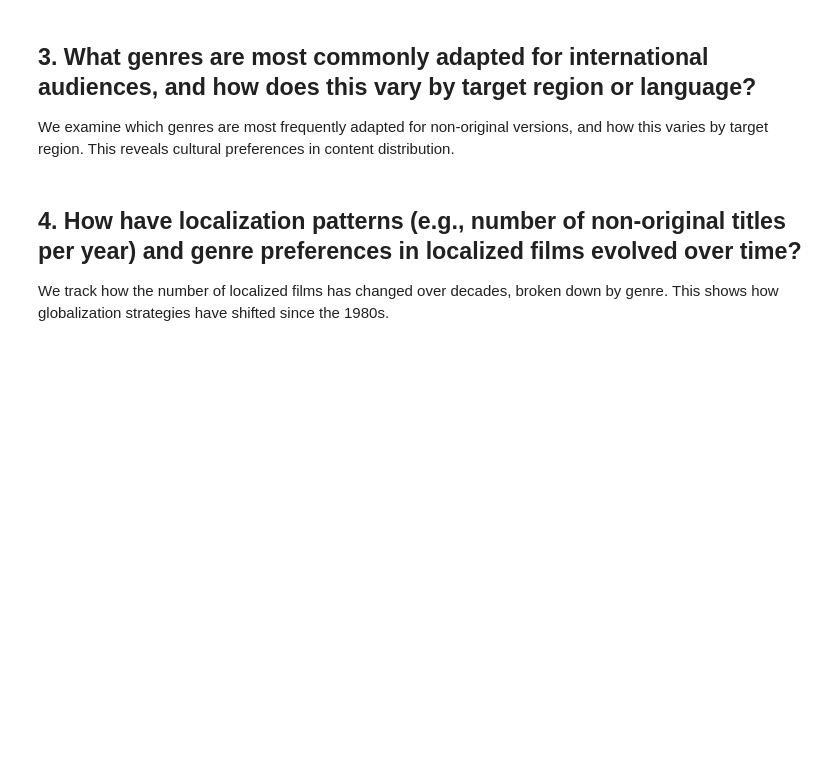
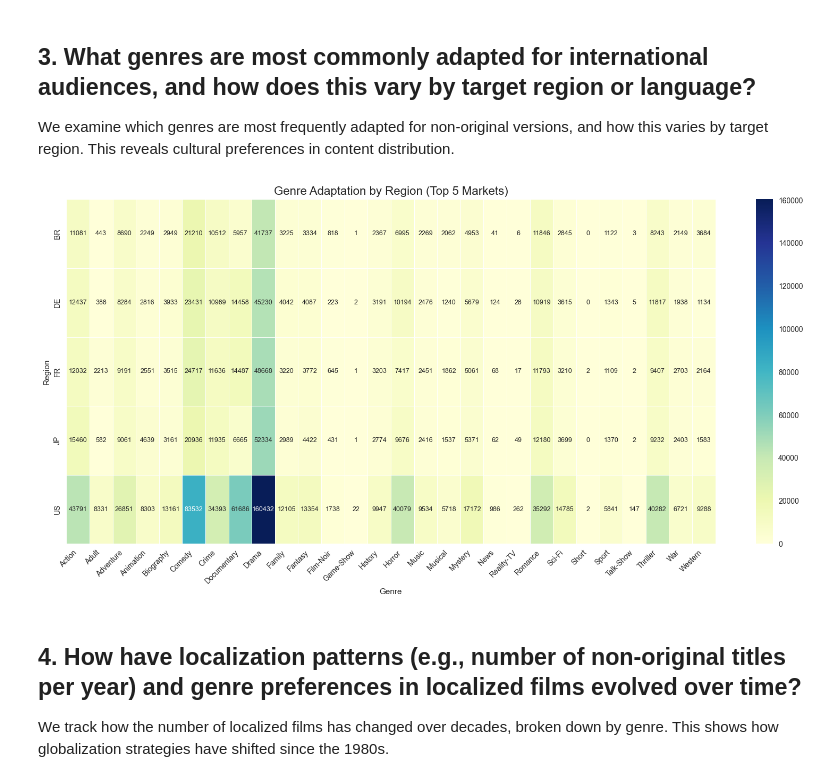
Before and after one commit to lonebono/STADVDBMCO1, a Jupyter notebook: STADVDB_Grp10.ipynb, the cells around one changed output. Saved outputs shown, nothing was run; the diff lists cells and outputs as text; code cells hidden in the pictures; blank space fills up the shorter version.

```diff
--- a/STADVDB_Grp10.ipynb
+++ b/STADVDB_Grp10.ipynb
@@ -133,29 +133,45 @@ We examine which genres are most frequently adapted for non-original versions, a
 # %%
 query3 = """
 SELECT
-    r.region_name,
+    r.region_code AS region_name,  -- Use region_code and alias it
     g.genre_name,
-    COUNT(*) AS adaptation_count
-FROM fact_film_version f
-JOIN fact_genre_bridge b ON f.fact_id = b.fact_id
-JOIN dim_genre g ON b.genre_id = g.genre_id
-JOIN dim_region r ON f.region_id = r.region_id
-WHERE f.is_original_title = false
-  AND r.region_name IN ('US', 'JP', 'FR', 'BR', 'DE')  -- Focus on key markets
-  AND r.region_id != -1
-GROUP BY r.region_name, g.genre_name
-ORDER BY r.region_name, adaptation_count DESC;
+    COUNT(f.version_id) AS adaptation_count
+FROM dwh.fact_film_version f
+JOIN dwh.dim_title dt ON f.title_id = dt.title_id -- Join to dim_title to get all title IDs
+JOIN dwh.bridge_title_genre b ON dt.title_id = b.title_id -- **Correct table and join column**
+JOIN dwh.dim_genre g ON b.genre_id = g.genre_id
+JOIN dwh.dim_region r ON f.region_id = r.region_id
+WHERE f.is_original_title = FALSE
+    AND r.region_code IN ('US', 'JP', 'FR', 'BR', 'DE')  -- Use region_code for filtering
+    AND r.region_code != 'UNK' -- Exclude Unknown region
+    AND g.genre_name != 'Unknown' -- Exclude Unknown genre
+GROUP BY r.region_code, g.genre_name
+ORDER BY r.region_code, adaptation_count DESC;
 """
 
 df3 = pd.read_sql(query3, engine)
 
 pivot = df3.pivot(index='region_name', columns='genre_name', values='adaptation_count').fillna(0)
-fig, ax = plt.subplots(figsize=(10, 6))
-sns.heatmap(pivot, annot=True, fmt=".0f", cmap="YlGnBu", linewidths=.5, ax=ax)
-ax.set_title('Genre Adaptation by Region (Top 5 Markets)')
+fig, ax = plt.subplots(figsize=(16, 8))
+sns.heatmap(
+    pivot,
+    annot=True,
+    fmt=".0f",
+    cmap="YlGnBu",
+    linewidths=.5,
+    ax=ax,
+    annot_kws={"fontsize": 9} # Reduced font size
+)
+ax.set_xticklabels(ax.get_xticklabels(), rotation=45, ha='right')
+
+ax.set_title('Genre Adaptation by Region (Top 5 Markets)', fontsize=16)
 ax.set_xlabel('Genre')
 ax.set_ylabel('Region')
+
+plt.tight_layout()
 plt.show()
+# %% [output]
+[figure, added]
 # %% [markdown]
 ## 4. How have localization patterns (e.g., number of non-original titles per year) and genre preferences in localized films evolved over time?
 
```
Also changed, not shown: parts of 2 cells of this notebook, 1 other file.
